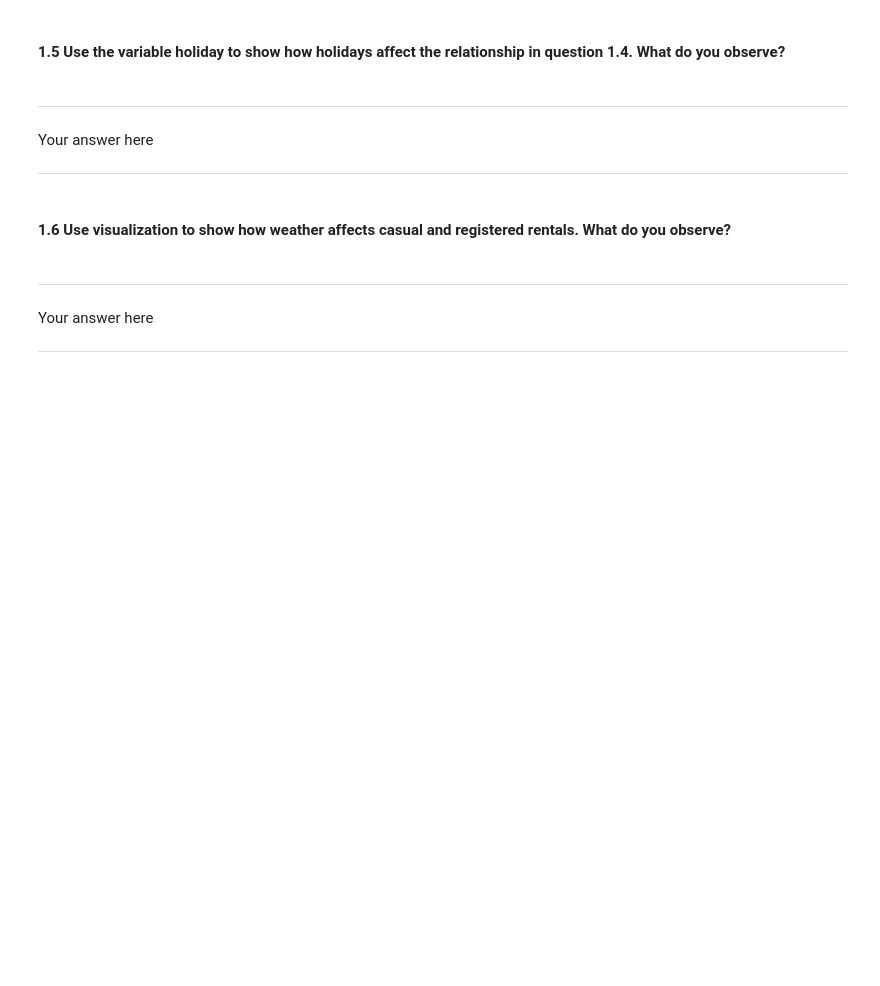
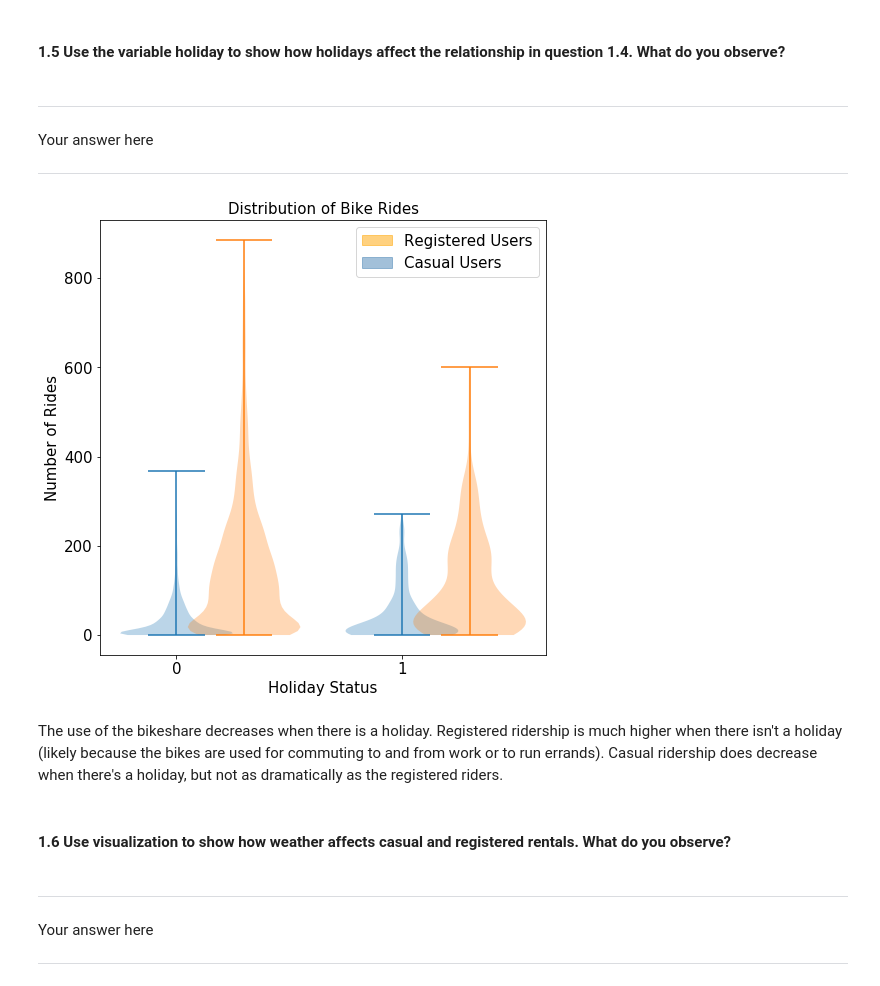
Before and after one commit to eslawler/cs109a, a Jupyter notebook: homework/HW3/cs109a_hw3.ipynb, the cells around one changed output. Saved outputs shown, nothing was run; the diff lists cells and outputs as text; code cells hidden in the pictures; blank space fills up the shorter version.

```diff
--- a/homework/HW3/cs109a_hw3.ipynb
+++ b/homework/HW3/cs109a_hw3.ipynb
@@ -141,6 +250,42 @@ Your answer here<HR>
 <HR>
 Your answer here<BR>
 <HR>
+# %%
+by_holiday = by_hour = [x for x in bikes_df.groupby('holiday')]
+holiday = [x[0] for x in by_holiday]
+# %%
+cas_hol = []
+reg_hol = []
+for cur_tup, cur_df in by_holiday:
+    cas_hol.append(cur_df['casual'].values.reshape(-1,1))
+    reg_hol.append(cur_df['registered'].values.reshape(-1,1))
+# %%
+plt.figure(figsize = (8, 8))
+
+# plot two violin plots in same figure
+plt.violinplot(cas_hol, positions = holiday)
+plt.violinplot(reg_hol, positions = [x + .3 for x in holiday])
+
+# title and labels
+plt.xlabel("Holiday Status", fontsize = 15)
+plt.ylabel("Number of Rides", fontsize = 15)
+plt.title("Distribution of Bike Rides", fontsize = 15)
+plt.xticks(range(len(holiday)), holiday)
+plt.tick_params(labelsize = 15)
+
+# legend
+orange_patch = matplotlib.patches.Patch(color='orange', label='Registered Users', alpha = 0.5)
+blue_patch = matplotlib.patches.Patch(color='steelblue', label='Casual Users', alpha = 0.5)
+plt.legend(handles=[orange_patch, blue_patch], fontsize = 15)
+
+#plt.set_xticklabels(['Not a holiday', 'Hoiday'], rotation='horizontal', fontsize=18)
+
+
+plt.show()
+# %% [output]
+[figure, added]
+# %% [markdown]
+The use of the bikeshare decreases when there is a holiday. Registered ridership is much higher when there isn't a holiday (likely because the bikes are used for commuting to and from work or to run errands). Casual ridership does decrease when there's a holiday, but not as dramatically as the registered riders.
 # %% [markdown]
 #### 1.6  Use visualization to show how weather affects casual and registered rentals. What do you observe?
 # %%
```
Also changed, not shown: parts of 19 cells of this notebook, 1 other file.
